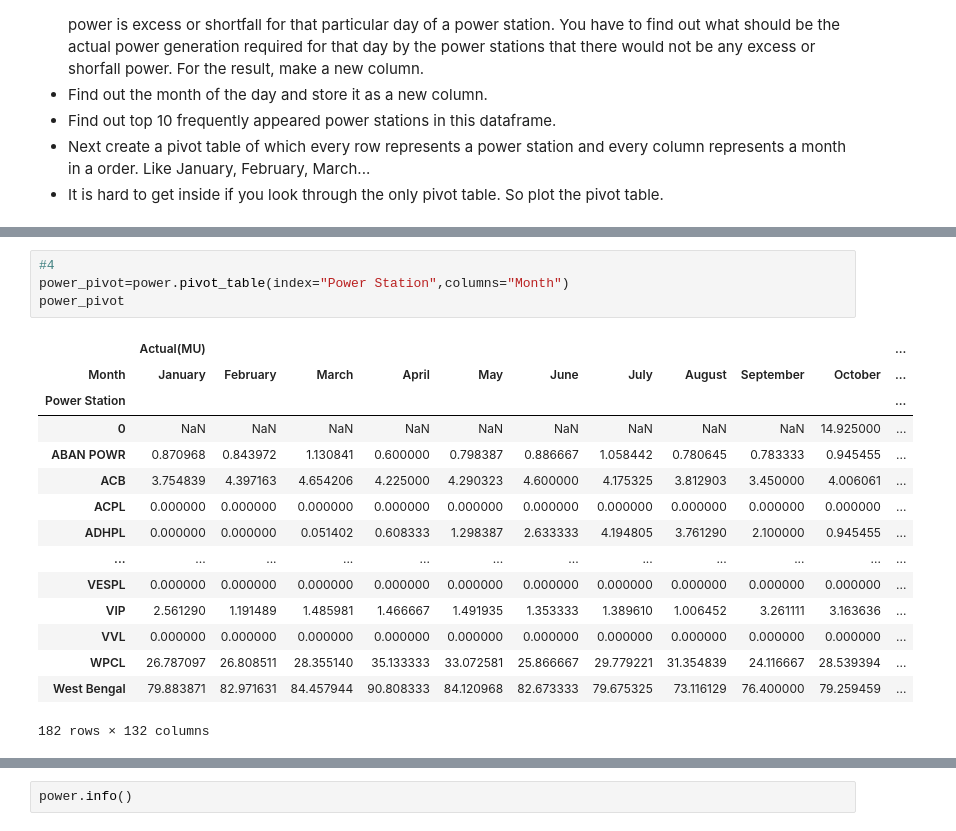
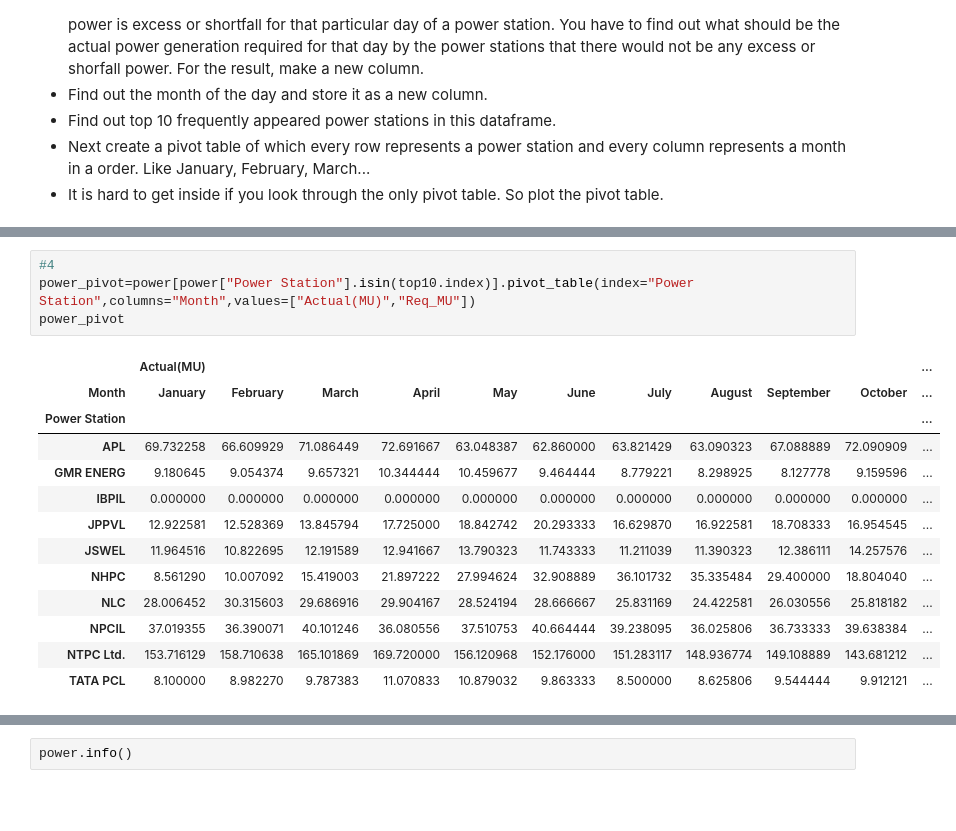
Before and after one commit to ushi-masuka/python-practice, a Jupyter notebook: day2202.ipynb, the cells around one changed output, grey strips where cells are left out. Drawn from its saved outputs; the diff is of its cells as text; blank space fills up the shorter version.

```diff
--- a/day2202.ipynb
+++ b/day2202.ipynb
@@ -118,23 +108,21 @@ dtype: int64
 # %%
 #4
-power_pivot=power.pivot_table(index="Power Station",columns="Month")
+power_pivot=power[power["Power Station"].isin(top10.index)].pivot_table(index="Power Station",columns="Month",values=["Actual(MU)","Req_MU"])
 power_pivot
 # %% [output]
 |  | Actual(MU) |  |  |  |  |  |  |  |  |  | ... |
 | Month | January | February | March | April | May | June | July | August | September | October | ... |
 | Power Station |  |  |  |  |  |  |  |  |  |  | ... |
-| 0 | NaN | NaN | NaN | NaN | NaN | NaN | NaN | NaN | NaN | 14.925000 | ... |
-| ABAN POWR | 0.870968 | 0.843972 | 1.130841 | 0.600000 | 0.798387 | 0.886667 | 1.058442 | 0.780645 | 0.783333 | 0.945455 | ... |
-| ACB | 3.754839 | 4.397163 | 4.654206 | 4.225000 | 4.290323 | 4.600000 | 4.175325 | 3.812903 | 3.450000 | 4.006061 | ... |
-| ACPL | 0.000000 | 0.000000 | 0.000000 | 0.000000 | 0.000000 | 0.000000 | 0.000000 | 0.000000 | 0.000000 | 0.000000 | ... |
-| ADHPL | 0.000000 | 0.000000 | 0.051402 | 0.608333 | 1.298387 | 2.633333 | 4.194805 | 3.761290 | 2.100000 | 0.945455 | ... |
-| ... | ... | ... | ... | ... | ... | ... | ... | ... | ... | ... | ... |
-| VESPL | 0.000000 | 0.000000 | 0.000000 | 0.000000 | 0.000000 | 0.000000 | 0.000000 | 0.000000 | 0.000000 | 0.000000 | ... |
-| VIP | 2.561290 | 1.191489 | 1.485981 | 1.466667 | 1.491935 | 1.353333 | 1.389610 | 1.006452 | 3.261111 | 3.163636 | ... |
-| VVL | 0.000000 | 0.000000 | 0.000000 | 0.000000 | 0.000000 | 0.000000 | 0.000000 | 0.000000 | 0.000000 | 0.000000 | ... |
-| WPCL | 26.787097 | 26.808511 | 28.355140 | 35.133333 | 33.072581 | 25.866667 | 29.779221 | 31.354839 | 24.116667 | 28.539394 | ... |
-| West Bengal | 79.883871 | 82.971631 | 84.457944 | 90.808333 | 84.120968 | 82.673333 | 79.675325 | 73.116129 | 76.400000 | 79.259459 | ... |
+| APL | 69.732258 | 66.609929 | 71.086449 | 72.691667 | 63.048387 | 62.860000 | 63.821429 | 63.090323 | 67.088889 | 72.090909 | ... |
+| GMR ENERG | 9.180645 | 9.054374 | 9.657321 | 10.344444 | 10.459677 | 9.464444 | 8.779221 | 8.298925 | 8.127778 | 9.159596 | ... |
+| IBPIL | 0.000000 | 0.000000 | 0.000000 | 0.000000 | 0.000000 | 0.000000 | 0.000000 | 0.000000 | 0.000000 | 0.000000 | ... |
+| JPPVL | 12.922581 | 12.528369 | 13.845794 | 17.725000 | 18.842742 | 20.293333 | 16.629870 | 16.922581 | 18.708333 | 16.954545 | ... |
+| JSWEL | 11.964516 | 10.822695 | 12.191589 | 12.941667 | 13.790323 | 11.743333 | 11.211039 | 11.390323 | 12.386111 | 14.257576 | ... |
+| NHPC | 8.561290 | 10.007092 | 15.419003 | 21.897222 | 27.994624 | 32.908889 | 36.101732 | 35.335484 | 29.400000 | 18.804040 | ... |
+| NLC | 28.006452 | 30.315603 | 29.686916 | 29.904167 | 28.524194 | 28.666667 | 25.831169 | 24.422581 | 26.030556 | 25.818182 | ... |
+| NPCIL | 37.019355 | 36.390071 | 40.101246 | 36.080556 | 37.510753 | 40.664444 | 39.238095 | 36.025806 | 36.733333 | 39.638384 | ... |
+| NTPC Ltd. | 153.716129 | 158.710638 | 165.101869 | 169.720000 | 156.120968 | 152.176000 | 151.283117 | 148.936774 | 149.108889 | 143.681212 | ... |
+| TATA PCL | 8.100000 | 8.982270 | 9.787383 | 11.070833 | 10.879032 | 9.863333 | 8.500000 | 8.625806 | 9.544444 | 9.912121 | ... |
-182 rows × 132 columns
 # %%
 #5
 power_pivot.plot()
```
Also changed, not shown: parts of 16 cells of this notebook.
